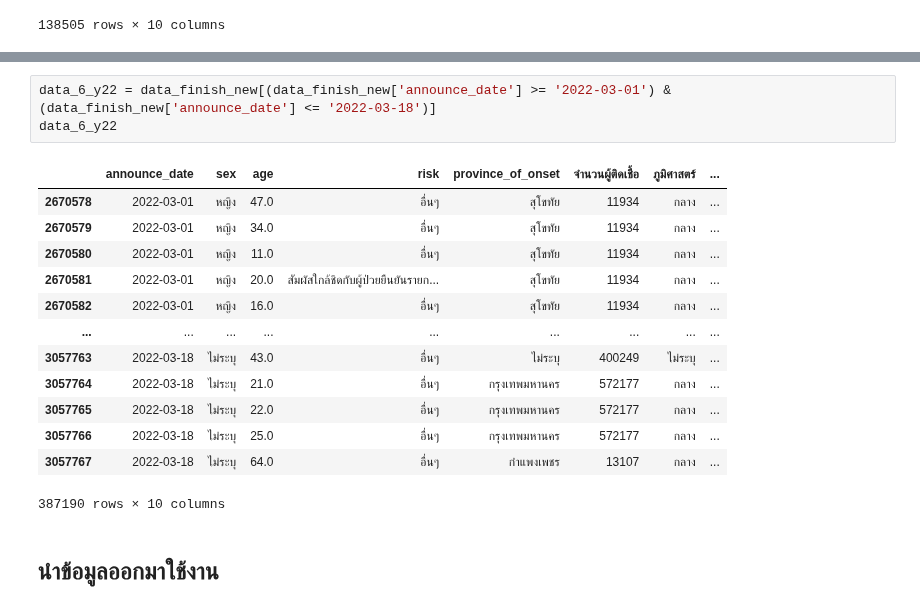
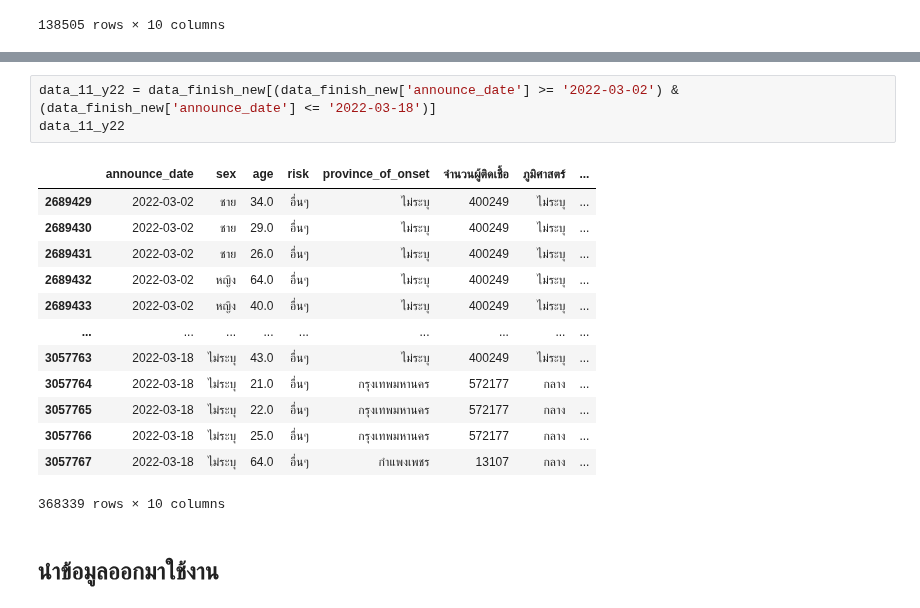
Before and after one commit to Khamsaen2489/DWDM21, a Jupyter notebook: Group_Project2.ipynb, the cells around one changed output, grey strips where cells are left out. Drawn from its saved outputs; the diff is of its cells as text.

```diff
--- a/Group_Project2.ipynb
+++ b/Group_Project2.ipynb
@@ -1210,20 +1295,20 @@ data_5_y22
 # %%
-data_6_y22 = data_finish_new[(data_finish_new['announce_date'] >= '2022-03-01') & (data_finish_new['announce_date'] <= '2022-03-18')]
-data_6_y22
+data_11_y22 = data_finish_new[(data_finish_new['announce_date'] >= '2022-03-02') & (data_finish_new['announce_date'] <= '2022-03-18')]
+data_11_y22
 # %% [output]
 |  | announce_date | sex | age | risk | province_of_onset | จำนวนผู้ติดเชื้อ | ภูมิศาสตร์ | ... |
-| 2670578 | 2022-03-01 | หญิง | 47.0 | อื่นๆ | สุโขทัย | 11934 | กลาง | ... |
-| 2670579 | 2022-03-01 | หญิง | 34.0 | อื่นๆ | สุโขทัย | 11934 | กลาง | ... |
-| 2670580 | 2022-03-01 | หญิง | 11.0 | อื่นๆ | สุโขทัย | 11934 | กลาง | ... |
-| 2670581 | 2022-03-01 | หญิง | 20.0 | สัมผัสใกล้ชิดกับผู้ป่วยยืนยันรายก... | สุโขทัย | 11934 | กลาง | ... |
-| 2670582 | 2022-03-01 | หญิง | 16.0 | อื่นๆ | สุโขทัย | 11934 | กลาง | ... |
+| 2689429 | 2022-03-02 | ชาย | 34.0 | อื่นๆ | ไม่ระบุ | 400249 | ไม่ระบุ | ... |
+| 2689430 | 2022-03-02 | ชาย | 29.0 | อื่นๆ | ไม่ระบุ | 400249 | ไม่ระบุ | ... |
+| 2689431 | 2022-03-02 | ชาย | 26.0 | อื่นๆ | ไม่ระบุ | 400249 | ไม่ระบุ | ... |
+| 2689432 | 2022-03-02 | หญิง | 64.0 | อื่นๆ | ไม่ระบุ | 400249 | ไม่ระบุ | ... |
+| 2689433 | 2022-03-02 | หญิง | 40.0 | อื่นๆ | ไม่ระบุ | 400249 | ไม่ระบุ | ... |
 | ... | ... | ... | ... | ... | ... | ... | ... | ... |
 | 3057763 | 2022-03-18 | ไม่ระบุ | 43.0 | อื่นๆ | ไม่ระบุ | 400249 | ไม่ระบุ | ... |
 | 3057764 | 2022-03-18 | ไม่ระบุ | 21.0 | อื่นๆ | กรุงเทพมหานคร | 572177 | กลาง | ... |
 | 3057765 | 2022-03-18 | ไม่ระบุ | 22.0 | อื่นๆ | กรุงเทพมหานคร | 572177 | กลาง | ... |
 | 3057766 | 2022-03-18 | ไม่ระบุ | 25.0 | อื่นๆ | กรุงเทพมหานคร | 572177 | กลาง | ... |
 | 3057767 | 2022-03-18 | ไม่ระบุ | 64.0 | อื่นๆ | กำแพงเพชร | 13107 | กลาง | ... |
-387190 rows × 10 columns
+368339 rows × 10 columns
 # %% [markdown]
 ## นำข้อมูลออกมาใช้งาน
 # %%
```
Also changed, not shown: parts of 17 cells of this notebook.
